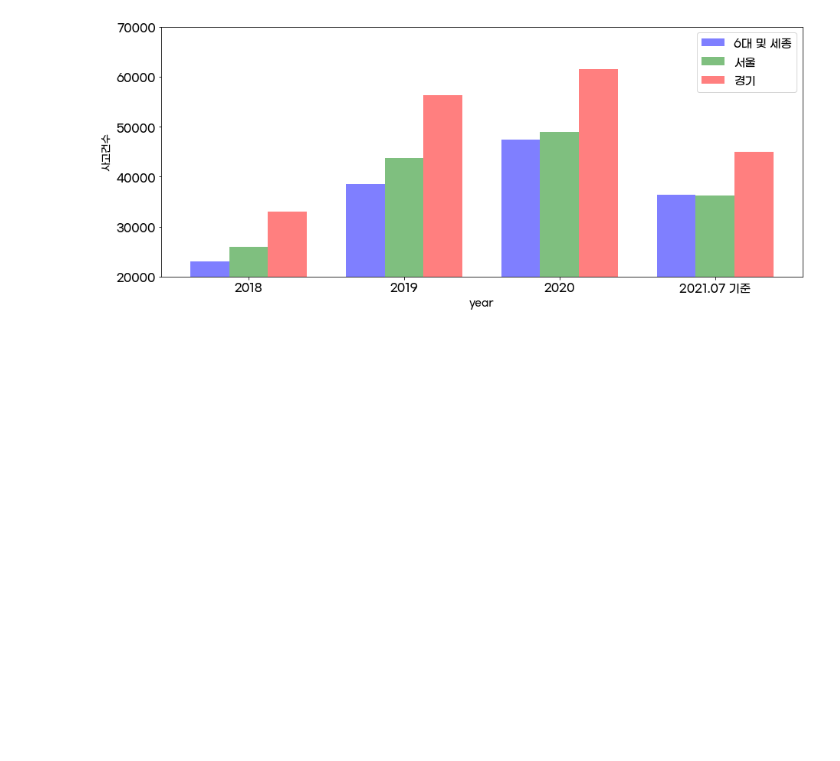
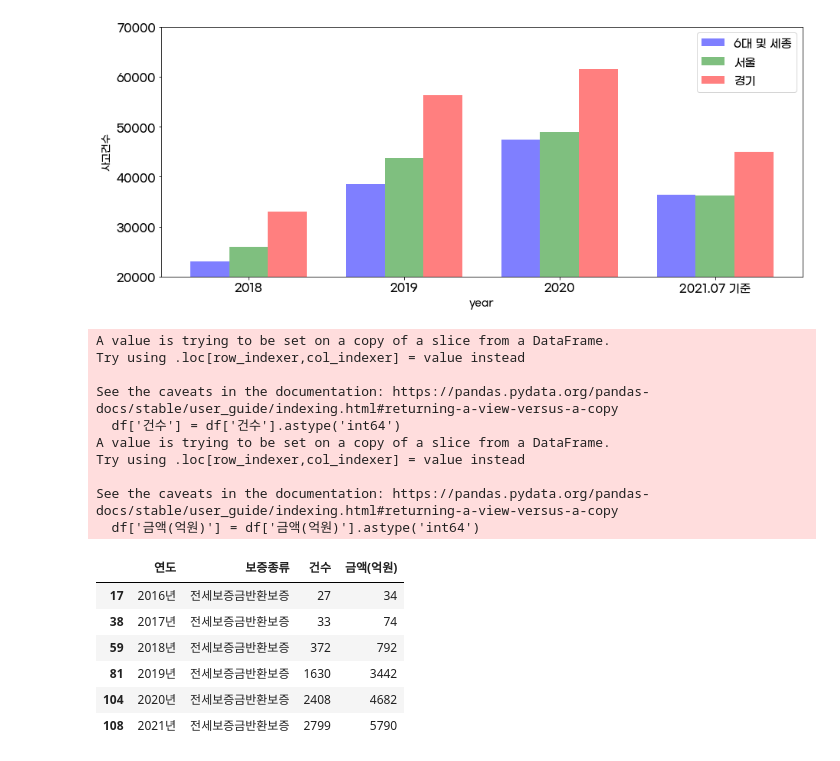
Before and after one commit to Minah-Seong/Project_Can, a Jupyter notebook: 깡통전세_사고현황.ipynb, the cells around one changed output. Drawn from its saved outputs; the diff is of its cells as text; code cells hidden in the pictures; blank space fills up the shorter version.

```diff
--- a/깡통전세_사고현황.ipynb
+++ b/깡통전세_사고현황.ipynb
@@ -60,3 +60,27 @@ plt.ylim(20000, 70000)
 plt.show()
 # %% [output]
 [figure]
+# %%
+data = pd.read_csv('./data/깡통전세_사고현황.csv', encoding='CP949')
+df = data[data['보증종류'] == '전세보증금반환보증']
+df['건수'] = df['건수'].astype('int64')
+df['금액(억원)'] = df['금액(억원)'].astype('int64')
+df
+# %% [output]
+A value is trying to be set on a copy of a slice from a DataFrame.
+Try using .loc[row_indexer,col_indexer] = value instead
+
+See the caveats in the documentation: https://pandas.pydata.org/pandas-docs/stable/user_guide/indexing.html#returning-a-view-versus-a-copy
+  df['건수'] = df['건수'].astype('int64')
+A value is trying to be set on a copy of a slice from a DataFrame.
+Try using .loc[row_indexer,col_indexer] = value instead
+
+See the caveats in the documentation: https://pandas.pydata.org/pandas-docs/stable/user_guide/indexing.html#returning-a-view-versus-a-copy
+  df['금액(억원)'] = df['금액(억원)'].astype('int64')
+|  | 연도 | 보증종류 | 건수 | 금액(억원) |
+| 17 | 2016년 | 전세보증금반환보증 | 27 | 34 |
+| 38 | 2017년 | 전세보증금반환보증 | 33 | 74 |
+| 59 | 2018년 | 전세보증금반환보증 | 372 | 792 |
+| 81 | 2019년 | 전세보증금반환보증 | 1630 | 3442 |
+| 104 | 2020년 | 전세보증금반환보증 | 2408 | 4682 |
+| 108 | 2021년 | 전세보증금반환보증 | 2799 | 5790 |
```
Also changed, not shown: parts of 1 cell of this notebook, 12 other files.
